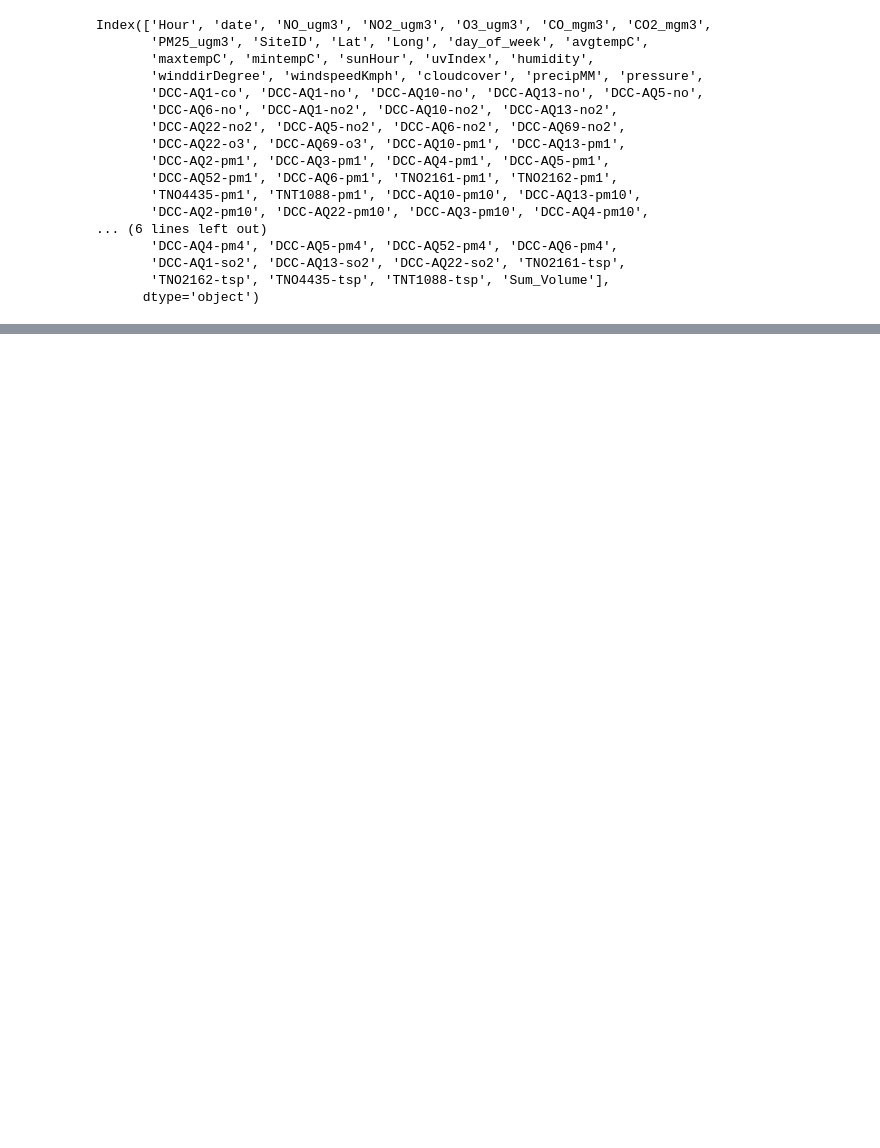
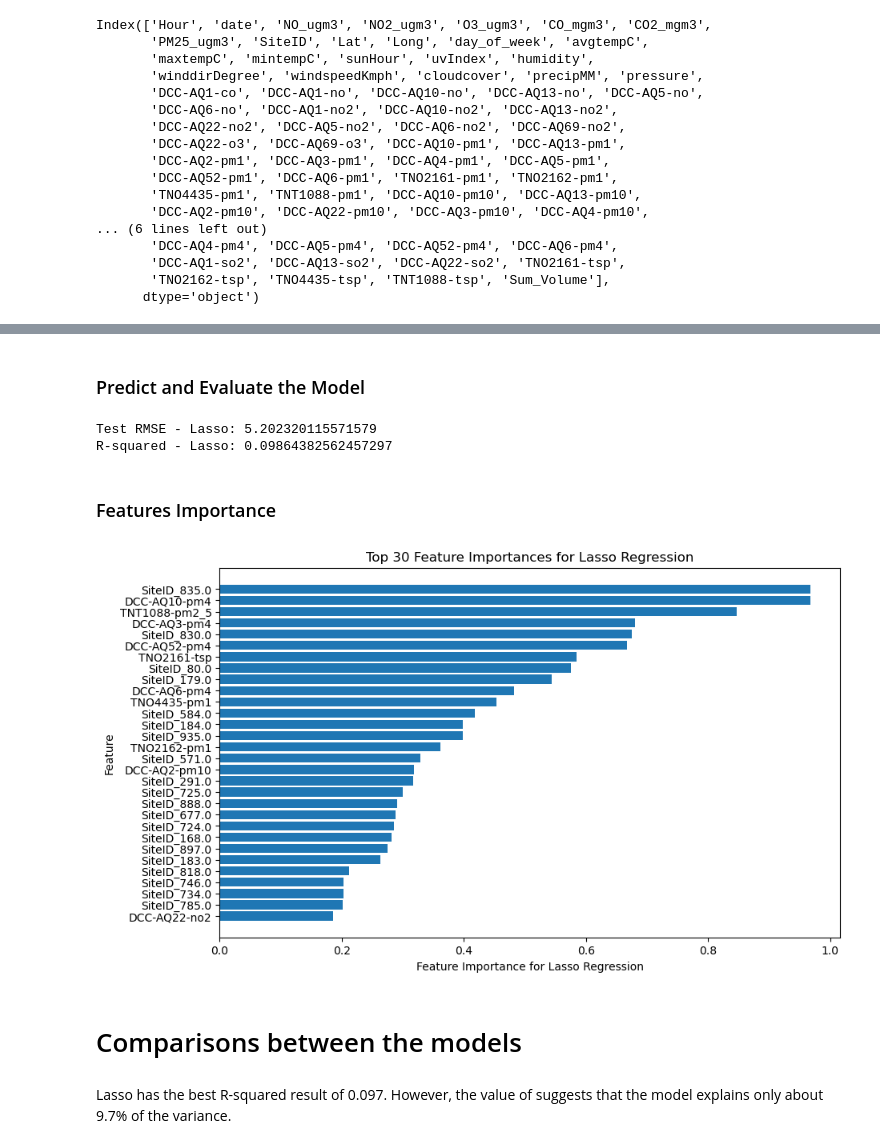
Before and after one commit to GiuliaGGG/Hyperlocal-Air-Quality-Prediction-in-Dublin, a Jupyter notebook: 5a-Ridge-Regression.ipynb, the cells around one changed output, grey strips where cells are left out. Saved outputs shown, nothing was run; the diff lists cells and outputs as text; code cells hidden in the pictures; blank space fills up the shorter version.

```diff
--- a/5a-Ridge-Regression.ipynb
+++ b/5a-Ridge-Regression.ipynb
@@ -346,0 +455,54 @@ Feature: TNT1088-pm2_5, Coefficient: 0.8811241598391167
+# %% [markdown]
+### Predict and Evaluate the Model
+# %%
+best_params = {'alpha': 0.08858667904100823}
+# Initialize Ridge with best alpha
+best_lasso = Lasso(random_state=123, **best_params) # **best_params
+
+# Train the model on the full training data
+best_lasso.fit(Xtrain_KNN_encoded, ytrain)
+
+# Make predictions on the test set
+y_pred_lasso = best_lasso.predict(Xtest_KNN_encoded)
+
+# Calculate RMSE on the test set
+test_rmse_lasso = np.sqrt(mean_squared_error(ytest, y_pred_lasso))
+print("Test RMSE - Lasso:", test_rmse_lasso)
+
+# Calculate R-squared score
+r2_lasso = r2_score(ytest, y_pred_lasso)
+print("R-squared - Lasso:", r2_lasso)
+# %% [output]
+Test RMSE - Lasso: 5.202320115571579
+R-squared - Lasso: 0.09864382562457297
+# %% [markdown]
+### Features Importance
+# %%
+import matplotlib.pyplot as plt
+
+# Get feature importances from the trained model
+feature_importances = best_lasso.coef_
+
+# Sort feature importances in descending order
+sorted_indices = np.argsort(feature_importances)[::-1]
+
+# Get the top N features and their importances
+top_n = 30  # Adjust this value based on your preference
+top_features = Xtrain_KNN_encoded.columns[sorted_indices][:top_n]
+top_importances = feature_importances[sorted_indices][:top_n]
+
+# Plot feature importances
+plt.figure(figsize=(10, 6))
+plt.barh(range(top_n), top_importances, align='center')
+plt.yticks(range(top_n), top_features)
+plt.xlabel('Feature Importance for Lasso Regression')
+plt.ylabel('Feature')
+plt.title('Top {} Feature Importances for Lasso Regression'.format(top_n))
+plt.gca().invert_yaxis()  # Invert y-axis to display most important feature at the top
+plt.show()
+# %% [output]
+[figure, added]
+# %% [markdown]
+# Comparisons between the models
+# %% [markdown]
+Lasso has the best R-squared result of 0.097. However, the value of suggests that the model explains only about 9.7% of the variance.
```
Also changed, not shown: parts of 55 cells of this notebook.
